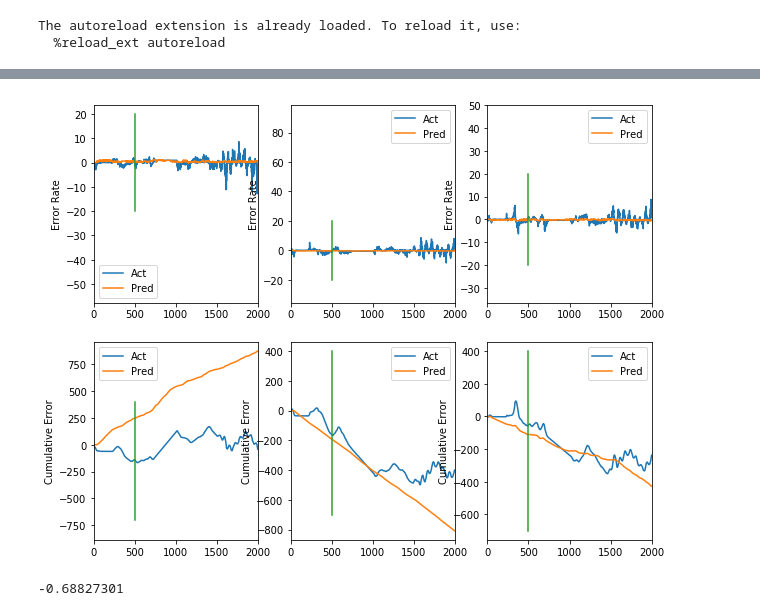
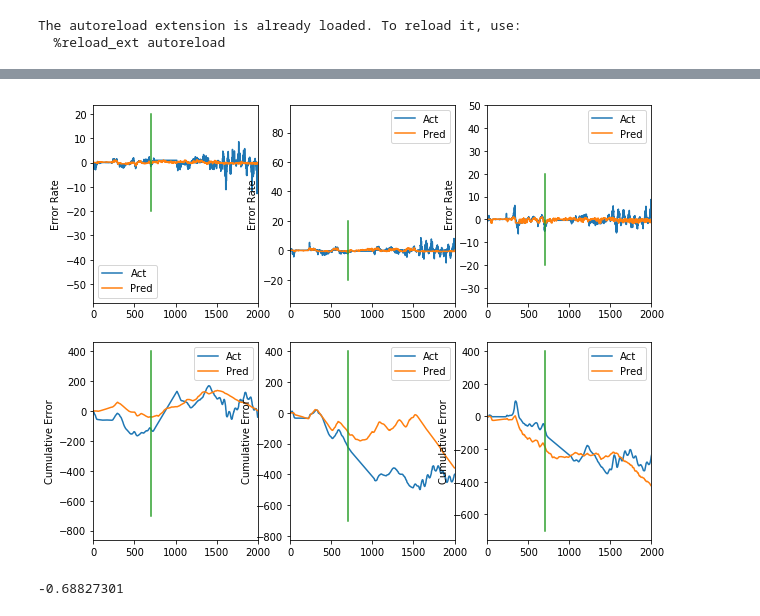
Before and after one commit to chelseas/teach-me-to-tango, a Jupyter notebook: tangonet.ipynb, the cells around one changed output, grey strips where cells are left out. Drawn from its saved outputs; the diff is of its cells as text; code cells hidden in the pictures.

```diff
--- a/tangonet.ipynb
+++ b/tangonet.ipynb
@@ -155,7 +155,7 @@ class tangoNet(object):
 # %%
 # simple parameters:
 disp_period = 10
-training_iters = 50
+training_iters = 200
 
 with tf.device('/cpu:0'):
     tf.reset_default_graph()
@@ -254,22 +236,22 @@ k =  1900
 # %%
     for k in range(3):
         plt.subplot(2,3,k+1)
         plt.ylabel('Error Rate')
         plt.plot(y_data[:,k])
         plt.plot(y_pred[:,k])
-        plt.plot([500,500],[-20,20])
+        plt.plot([700,700],[-20,20])
         plt.legend(['Act','Pred'])
         plt.xlim([0,flows_data.shape[0]])
 
         plt.subplot(2,3,k+4)
         plt.ylabel('Cumulative Error')
         plt.plot(np.cumsum(y_data[:,k]))
         plt.plot(np.cumsum(y_pred[:,k]))
-        plt.plot([500,500],[-700,400])
+        plt.plot([700,700],[-700,400])
         plt.legend(['Act','Pred'])
         plt.xlim([0,flows_data.shape[0]])
 # %% [output]
-[figure, old version]
+[figure, new version]
 # %%
 # %% [output]
 -0.68827301
```
Also changed, not shown: parts of 2 cells of this notebook.
